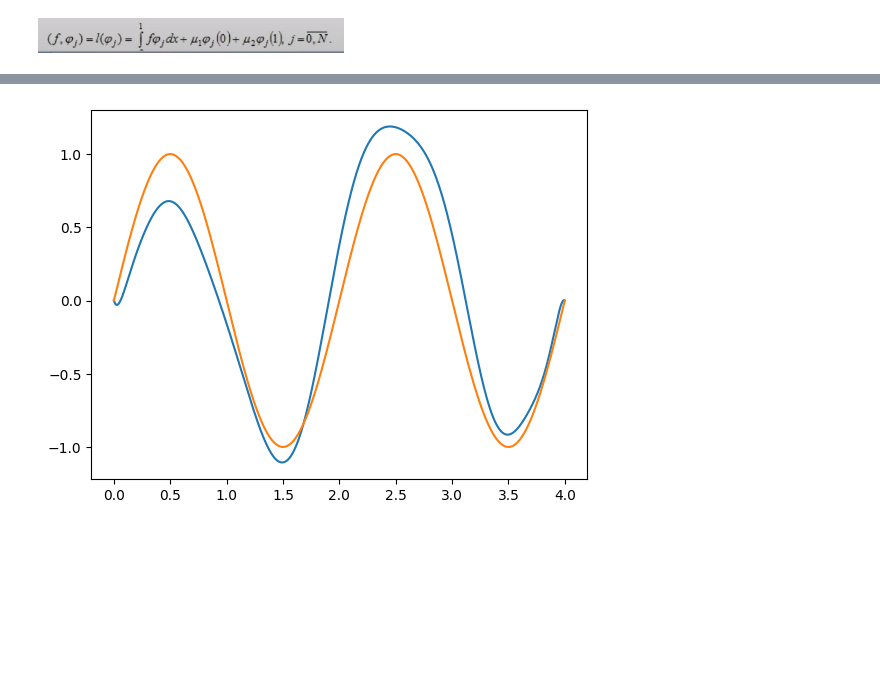
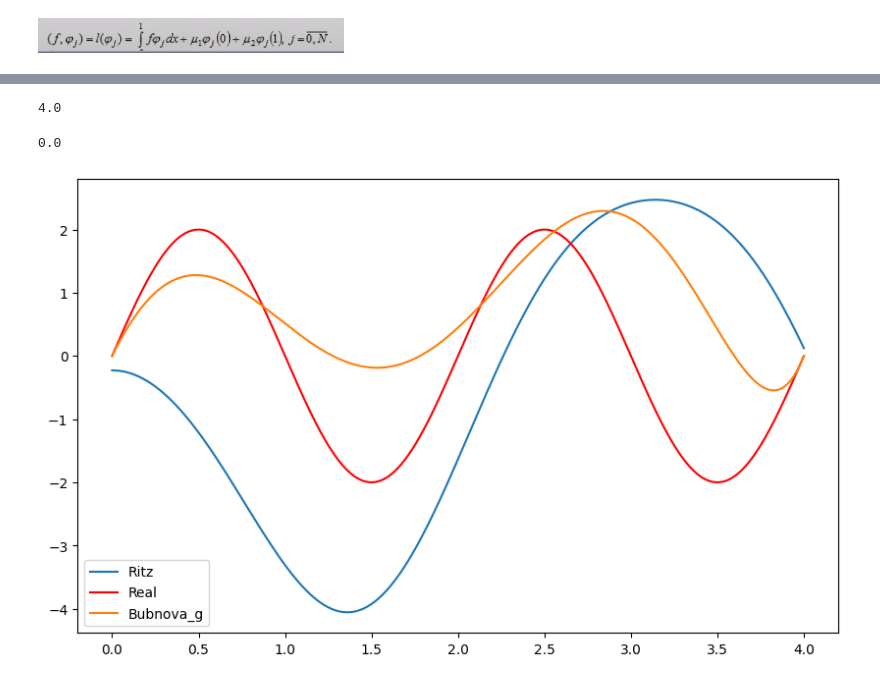
Before and after one commit to KyrylOTheRylo/homeworks_python, a Jupyter notebook: anlysis_labs_ryzh/Untitled.ipynb, the cells around one changed output, grey strips where cells are left out. Saved outputs shown, nothing was run; the diff lists cells and outputs as text; code cells hidden in the pictures; blank space fills up the shorter version.

Commit message:
Version with 3 graphics in 1 plot

```diff
--- a/anlysis_labs_ryzh/Untitled.ipynb
+++ b/anlysis_labs_ryzh/Untitled.ipynb
@@ -135,0 +75,14 @@ def draw(k, q,f, mu1, mu2,a,b, alpha1, alpha2,m,basis, n = 10000):
+# %%
+A2 = b + k(b)*(b-a)/(2*k(b)+alpha2*(b-a))
+print(A2)
+B2 = a -k(a)*(b-a)/(2*k(a)+alpha1*(b-a))
+B2
+# %% [output]
+4.0
+0.0
+# %%
+def W_basis1(x,m=4,a=0,b=4):
+    result = [(x-a)**2*(x-A2), (x-B2)*(b-x)**2]
+    result.extend([((x-a)**(2))*(x-A2)**i for i in range(2,m)])
+
+    return np.array(result)
@@ -136,4 +155,35 @@ def draw(k, q,f, mu1, mu2,a,b, alpha1, alpha2,m,basis, n = 10000):
+# %%
+def draw(k, q,f, mu1, mu2,a,b, alpha1, alpha2,m,basis, n = 10000):
+
+    #right = f_dot_phij_corr(lambda x: rhs(x) - A1*x - B1, mu1, mu2,a,b,m,W_basis, n )
+    right = f_dot_phij_corr(lambda x: rhs(x) , mu1, mu2,a,b,m,W_basis, n )
+    left =ph1_dot_phi2_corr(k,q, a, b, alpha1, alpha2, m,W_basis, n )
+    answ = np.linalg.solve(left,right)
+
+    right2 = f_dot_phij_corr_bub(lambda x: rhs(x) - A1*x - B1 , mu1, mu2,a,b,m,W_basis1, n )
+    left2 =ph1_dot_phi2_corr_bub(k,q, a, b, alpha1, alpha2, m, W_basis1, n )
+    answ2 = np.linalg.solve(left2,right2)
+
+
+
+
+    X = np.linspace(a,b,1001)
+    #Y = [(answ.reshape((1,-1)) @ W_basis(x,m)).reshape((1,-1))[0] + A1*x + B1  for x in X]
+    Y = [(answ.reshape((1,-1)) @ W_basis(x,m)).reshape((1,-1))[0]   for x in X]
+    Y2 = [(answ2.reshape((1,-1)) @ W_basis1(x,m)).reshape((1,-1))[0] + A1*x + B1  for x in X]
+    #plt.plot(X, Y,X ,np.array([real(x) for x in X]),  X, Y2)
+    plt.figure(figsize=(10, 6))
+
+    plt.plot(X, Y, label="Ritz")
+    plt.plot(X,np.array([real(x) for x in X]), color='red', label="Real")
+    plt.plot(X, Y2 , label = 'Bubnova_g')
+
+    plt.legend()
+
+
+    # Display the plot
+    plt.show()
 # %%
-draw(k,q,rhs,mu1,mu2,a,b,alpha1, alpha2, 15, W_basis, 1000)
+draw(k,q,rhs,mu1,mu2,a,b,alpha1, alpha2, 5, W_basis, 1000)
 # %% [output]
-[figure, old version]
+[figure, new version]
```
Also changed, not shown: parts of 8 cells of this notebook.
